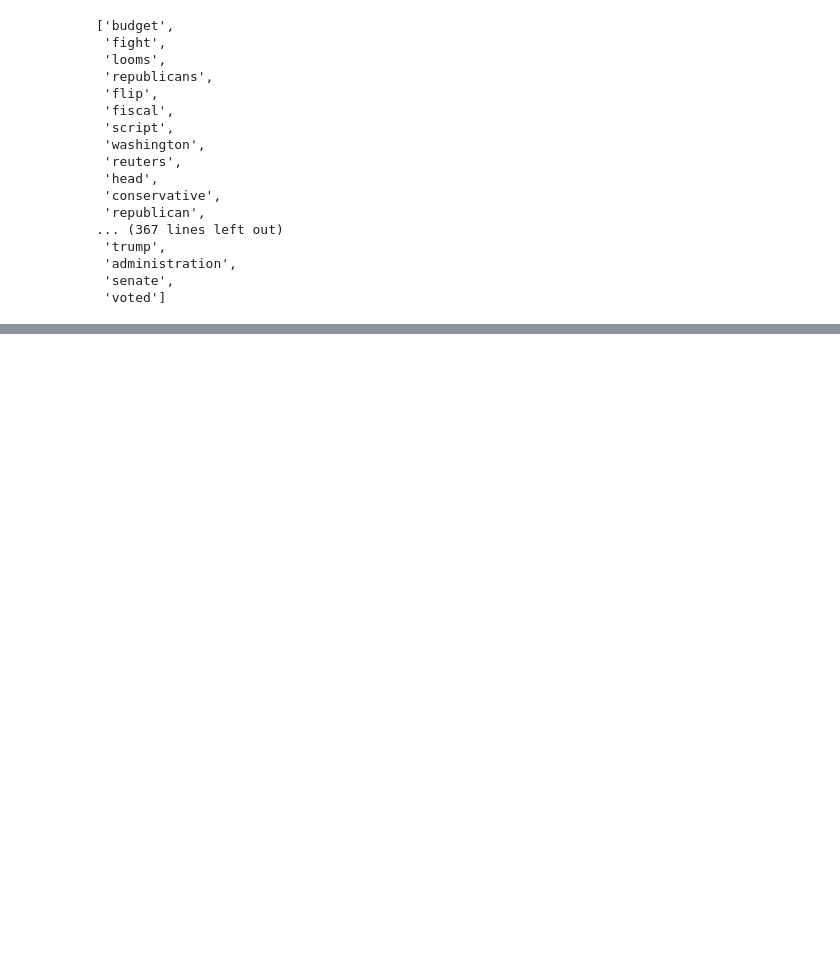
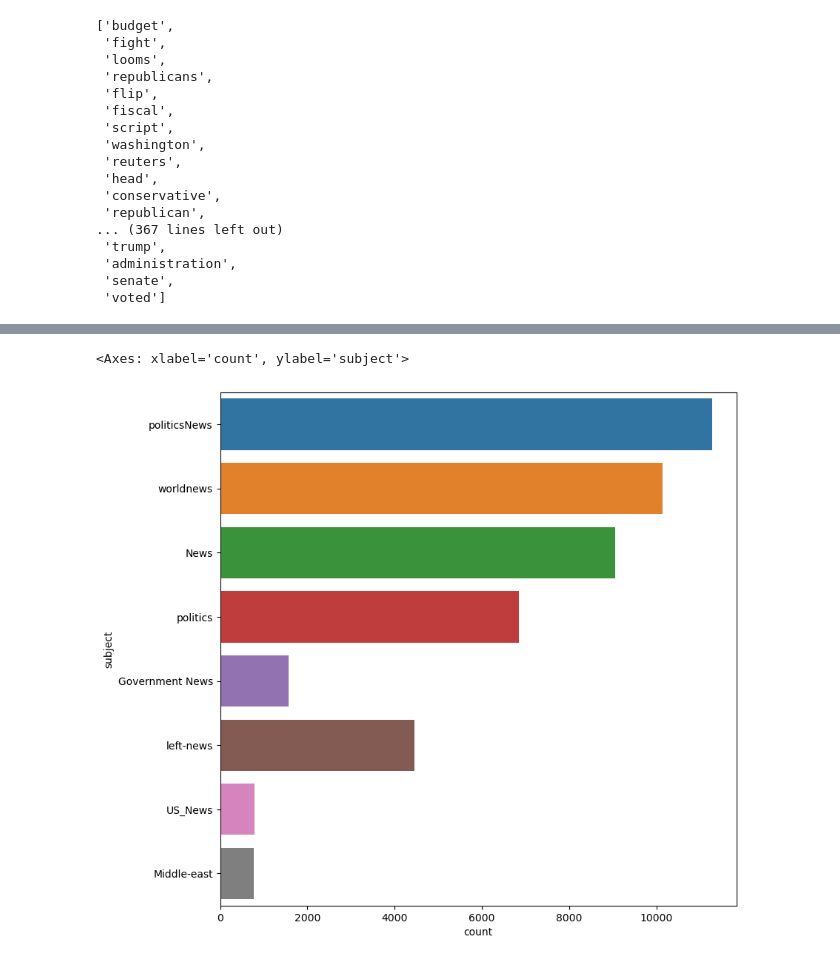
Before and after one commit to Mhsm2012/machine-learning-projects, a Jupyter notebook: FakeNewsClassification.ipynb, the cells around one changed output, grey strips where cells are left out. Saved outputs shown, nothing was run; the diff lists cells and outputs as text; code cells hidden in the pictures; blank space fills up the shorter version.

```diff
--- a/FakeNewsClassification.ipynb
+++ b/FakeNewsClassification.ipynb
@@ -255,0 +269,3 @@ for i in df.clean
+# %%
+# join all words into one string
+df['clean_join']=df['clean'].apply(lambda x:" ".join(x))
@@ -255,0 +310,6 @@ for i in df.clean
+# %%
+plt.figure(figsize=(9,9))
+sns.countplot(y='subject',data=df)
+# %% [output]
+<Axes: xlabel='count', ylabel='subject'>
+[figure, added]
```
Also changed, not shown: parts of 10 cells of this notebook.
